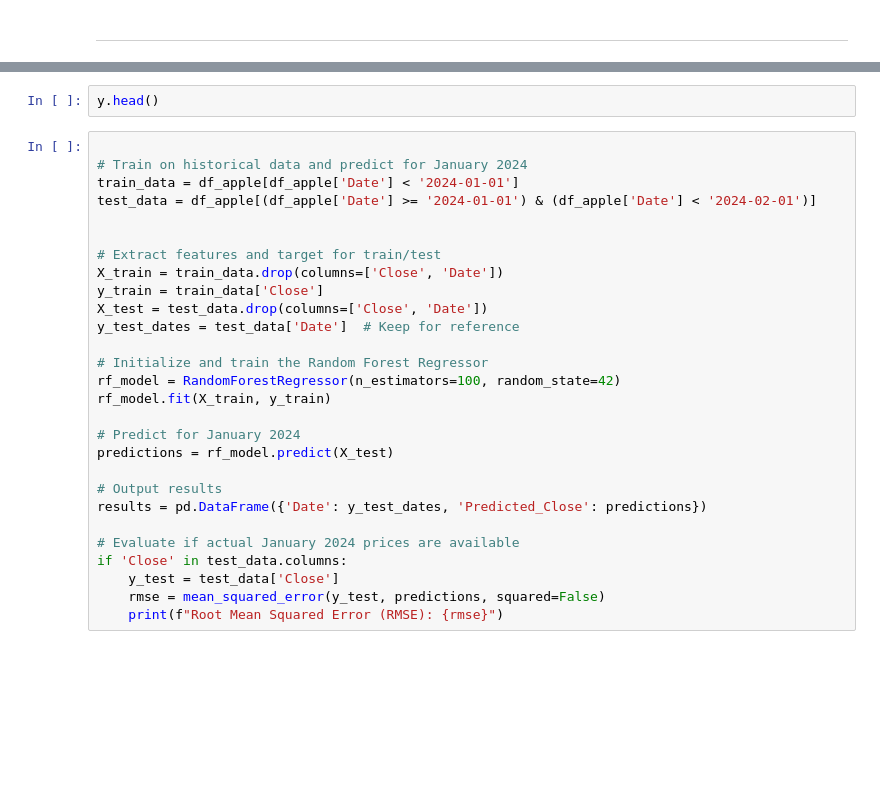
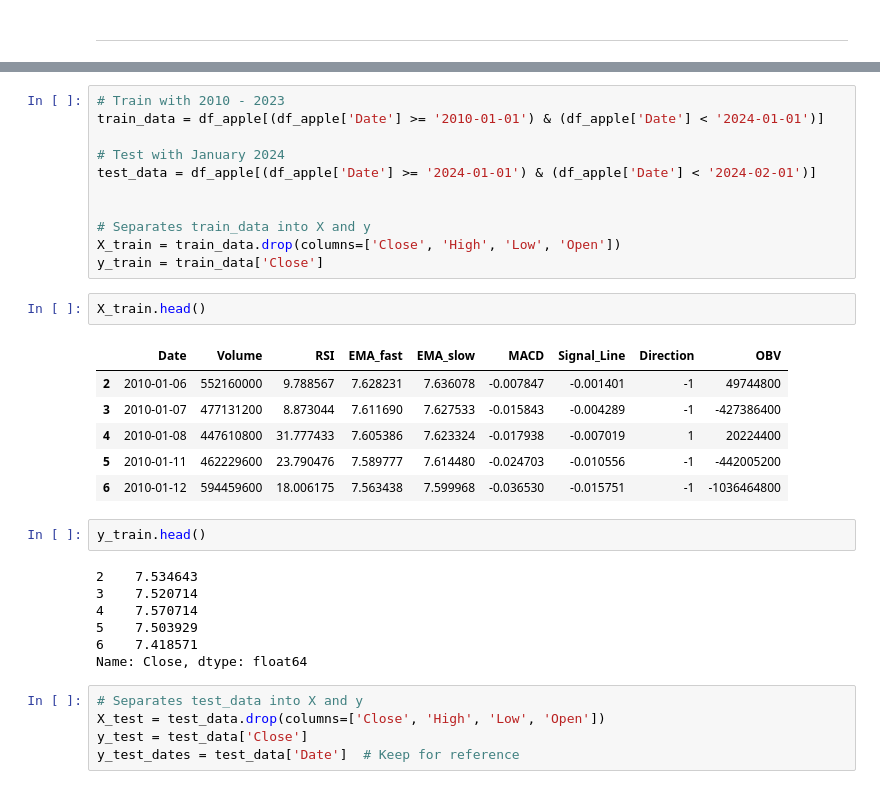
Before and after one commit to pmgfernandes04/SP500-Using-ML-and-Search-Methods, a Jupyter notebook: RF.ipynb, the cells around one changed output, grey strips where cells are left out. Cells and saved outputs as stored; diff of their text form; blank space fills up the shorter version.

```diff
--- a/RF.ipynb
+++ b/RF.ipynb
@@ -291,30 +312,34 @@ X.head()
+# %%
+# Train with 2010 - 2023
+train_data = df_apple[(df_apple['Date'] >= '2010-01-01') & (df_apple['Date'] < '2024-01-01')]
+
+# Test with January 2024
+test_data = df_apple[(df_apple['Date'] >= '2024-01-01') & (df_apple['Date'] < '2024-02-01')]
+
+
+# Separates train_data into X and y
+X_train = train_data.drop(columns=['Close', 'High', 'Low', 'Open'])
+y_train = train_data['Close']
 # %%
-y.head()
+X_train.head()
+# %% [output]
+|  | Date | Volume | RSI | EMA_fast | EMA_slow | MACD | Signal_Line | Direction | OBV |
+| 2 | 2010-01-06 | 552160000 | 9.788567 | 7.628231 | 7.636078 | -0.007847 | -0.001401 | -1 | 49744800 |
+| 3 | 2010-01-07 | 477131200 | 8.873044 | 7.611690 | 7.627533 | -0.015843 | -0.004289 | -1 | -427386400 |
+| 4 | 2010-01-08 | 447610800 | 31.777433 | 7.605386 | 7.623324 | -0.017938 | -0.007019 | 1 | 20224400 |
+| 5 | 2010-01-11 | 462229600 | 23.790476 | 7.589777 | 7.614480 | -0.024703 | -0.010556 | -1 | -442005200 |
+| 6 | 2010-01-12 | 594459600 | 18.006175 | 7.563438 | 7.599968 | -0.036530 | -0.015751 | -1 | -1036464800 |
-# %%
-
-# Train on historical data and predict for January 2024
-train_data = df_apple[df_apple['Date'] < '2024-01-01']
-test_data = df_apple[(df_apple['Date'] >= '2024-01-01') & (df_apple['Date'] < '2024-02-01')]
-
-
-# Extract features and target for train/test
-X_train = train_data.drop(columns=['Close', 'Date'])
-y_train = train_data['Close']
-X_test = test_data.drop(columns=['Close', 'Date'])
-y_test_dates = test_data['Date']  # Keep for reference
-
-# Initialize and train the Random Forest Regressor
-rf_model = RandomForestRegressor(n_estimators=100, random_state=42)
-rf_model.fit(X_train, y_train)
-
-# Predict for January 2024
-predictions = rf_model.predict(X_test)
-
-# Output results
-results = pd.DataFrame({'Date': y_test_dates, 'Predicted_Close': predictions})
-
-# Evaluate if actual January 2024 prices are available
-if 'Close' in test_data.columns:
-    y_test = test_data['Close']
-    rmse = mean_squared_error(y_test, predictions, squared=False)
-    print(f"Root Mean Squared Error (RMSE): {rmse}")
+# %%
+y_train.head()
+# %% [output]
+2    7.534643
+3    7.520714
+4    7.570714
+5    7.503929
+6    7.418571
+Name: Close, dtype: float64
+# %%
+# Separates test_data into X and y
+X_test = test_data.drop(columns=['Close', 'High', 'Low', 'Open'])
+y_test = test_data['Close']
+y_test_dates = test_data['Date']  # Keep for reference
```
Also changed, not shown: parts of 14 cells of this notebook, 1 other file.
